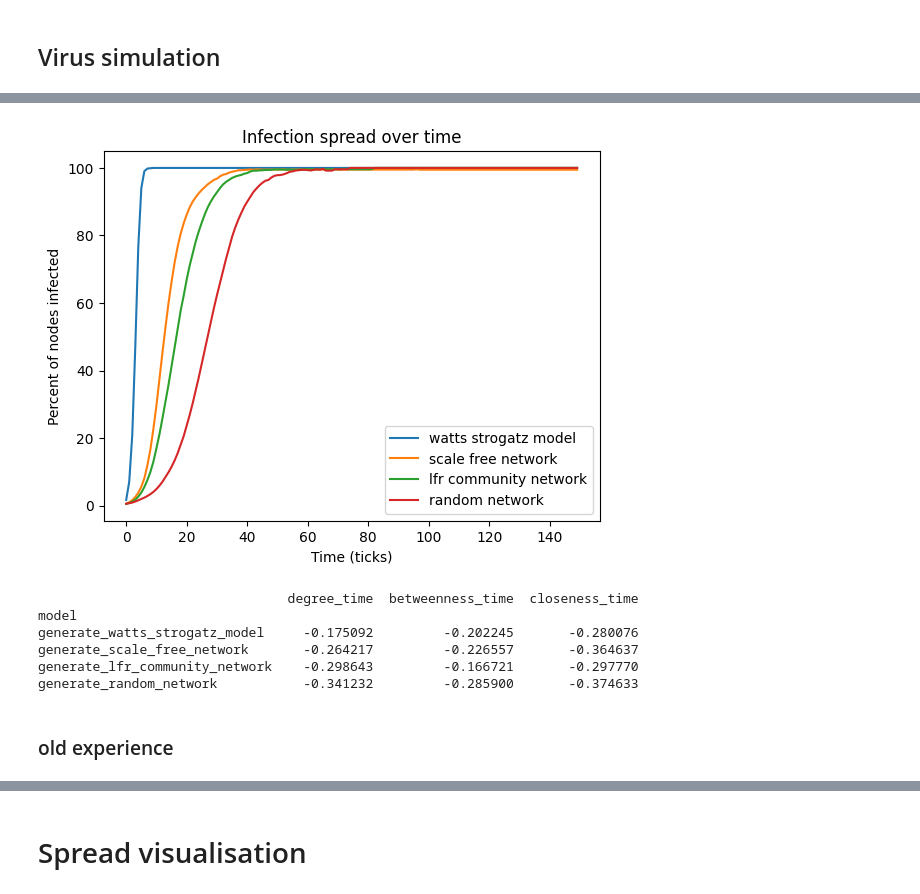
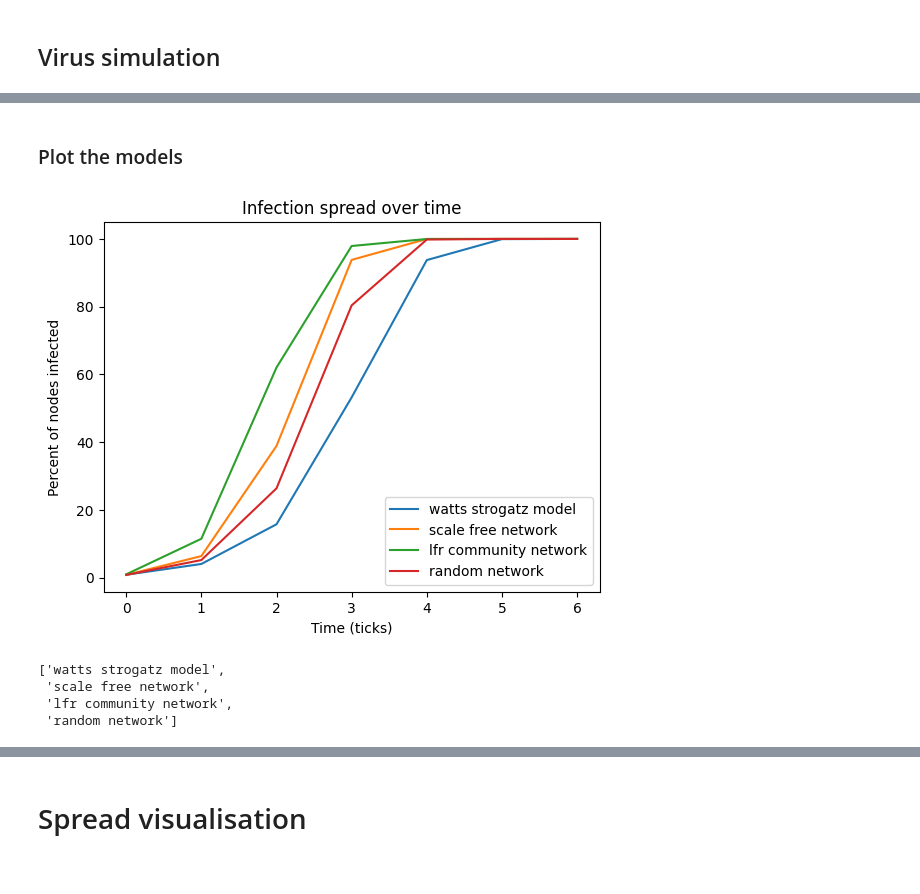
Before and after one commit to CopyKittyCode/sna_benchmarking, a Jupyter notebook: src/sna_benchmark.ipynb, the cells around one changed output, grey strips where cells are left out. Drawn from its saved outputs; the diff is of its cells as text; code cells hidden in the pictures.

```diff
--- a/src/sna_benchmark.ipynb
+++ b/src/sna_benchmark.ipynb
@@ -77,8 +207,7 @@ This type of network is characterized by multiple clusters of nodes that are mor
 
 We use Lancichinetti-Fortunato-Radicchi (LFR) model for community networks.
 # %%
-# Generate LFR community network
-def generate_lfr_community_network(N=250, tau1=2, tau2=1.1, mu=0.1, min_degree=20, max_degree=50):
+def generate_lfr_community_network(N, tau1=12.5, tau2=3, mu=0.1, min_degree=20, max_degree=50):
     """"
     input:
         N: Number of nodes
@@ -91,3 +220,10 @@ def generate_lfr_community_network(N=250, tau1=2, tau2=1.1, mu=0.1, min_degree=2
         LFR community network
     """
     return(nx.LFR_benchmark_graph(N, tau1, tau2, mu, seed=10, min_degree=min_degree, max_degree=max_degree))
+
+lfr_network = generate_lfr_community_network(N)
+
+avg_degree = sum(dict(lfr_network.degree()).values()) / len(lfr_network)
+
+# Print the average degree
+print("Average degree:", avg_degree)
@@ -107,12 +244,0 @@ This type of network is characterized by nodes that are connected randomly, with
-# %%
-# Generate random network
-def generate_random_network(N=250, p=0.025):
-    """"
-    input:
-        N: Number of nodes
-        p: Probability of edge creation
-
-    output:
-        Random network
-    """
-    return(nx.gnp_random_graph(N, p))
@@ -204,7 +338,7 @@ def benchmark_network_type(genrate_function, n_simu=100, n_network=100, p_infect
     betweenness_times = []
     closeness_times = []
     for i in range(n_network):
-        network = genrate_function()
+        network = genrate_function(N)
         experiments_track, degree_time, betweenness_time, closeness_time = benchmark_network(network, n_simu, p_infection, ticks_limit)
         experiments_tracks = pd.concat([experiments_tracks, experiments_track], ignore_index=True)
         degree_times.append(degree_time)
@@ -224,7 +358,7 @@ correlation = pd.DataFrame(columns=["model", "degree_time", "betweenness_time",
 correlation.set_index("model", inplace=True)
 
 for generator in generator_func:
-    experiments_track, degree_time, betweenness_time, closeness_time = benchmark_network_type(genrate_function=generator, n_simu=5, n_network=10, p_infection = 0.1)
+    experiments_track, degree_time, betweenness_time, closeness_time = benchmark_network_type(genrate_function=generator, n_simu=5, n_network=10, p_infection = 0.3)
     experiments_track["model"] = generator.__name__
     experiments_tracks = pd.concat([experiments_tracks, experiments_track], ignore_index=True)
     correlation.loc[generator.__name__] = [degree_time, betweenness_time, closeness_time]
@@ -233,30 +387,30 @@ experiments_tracks = experiments_tracks.drop(columns=["index"])
+# %% [markdown]
+### Plot the models
 # %%
 # add value for all ticks for each model (100% infected)
 
 max_clock = experiments_tracks["clock"].max()
 for generator in generator_func:
     for clock in range(max_clock, 0, -1):
         if clock not in experiments_tracks[experiments_tracks["model"] == generator.__name__]["clock"].values:
             new_row = pd.DataFrame([[clock, generator.__name__, 100]], columns=["clock", "model", "percent_infected"])
             experiments_tracks = pd.concat([experiments_tracks, new_row], ignore_index=True)
         else :
             break
 
+
 experiments_tracks.reset_index().pivot(index="clock", columns="model", values="percent_infected").plot()
 plt.legend([name[9:].replace("_", " ") for name in experiments_tracks["model"].unique()])
 plt.title("Infection spread over time")
 plt.ylabel("Percent of nodes infected")
 plt.xlabel("Time (ticks)")
+
 plt.show()
-
-print(correlation)
+name_list=[name[9:].replace("_", " ") for name in experiments_tracks["model"].unique()]
+name_list
 # %% [output]
-[figure, old version]
+[figure, new version]
-                                degree_time  betweenness_time  closeness_time
-model
-generate_watts_strogatz_model     -0.175092         -0.202245       -0.280076
-generate_scale_free_network       -0.264217         -0.226557       -0.364637
-generate_lfr_community_network    -0.298643         -0.166721       -0.297770
-generate_random_network           -0.341232         -0.285900       -0.374633
+['watts strogatz model',
+ 'scale free network',
+ 'lfr community network',
+ 'random network']
-# %% [markdown]
-### old experience
```
Also changed, not shown: parts of 38 cells of this notebook, 1 other file.
